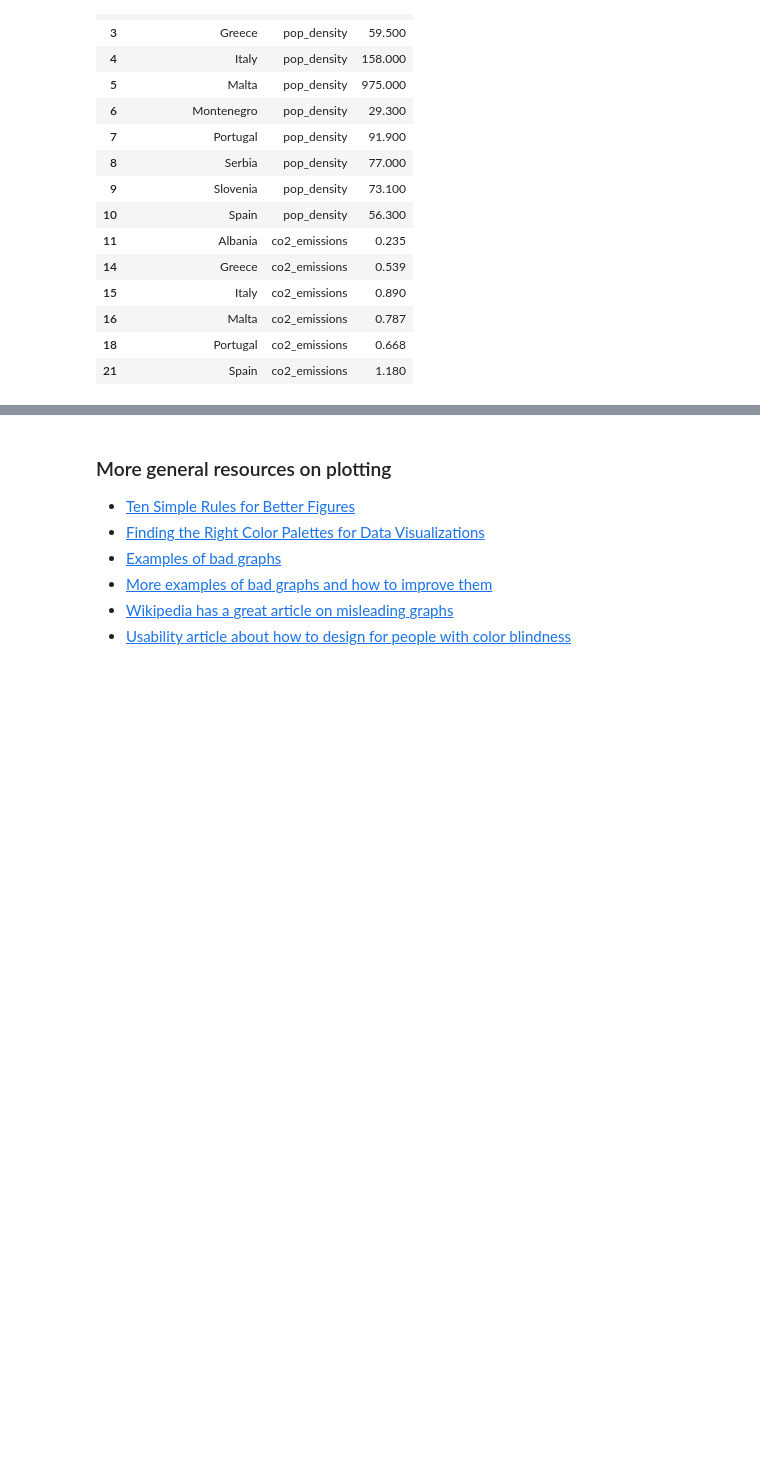
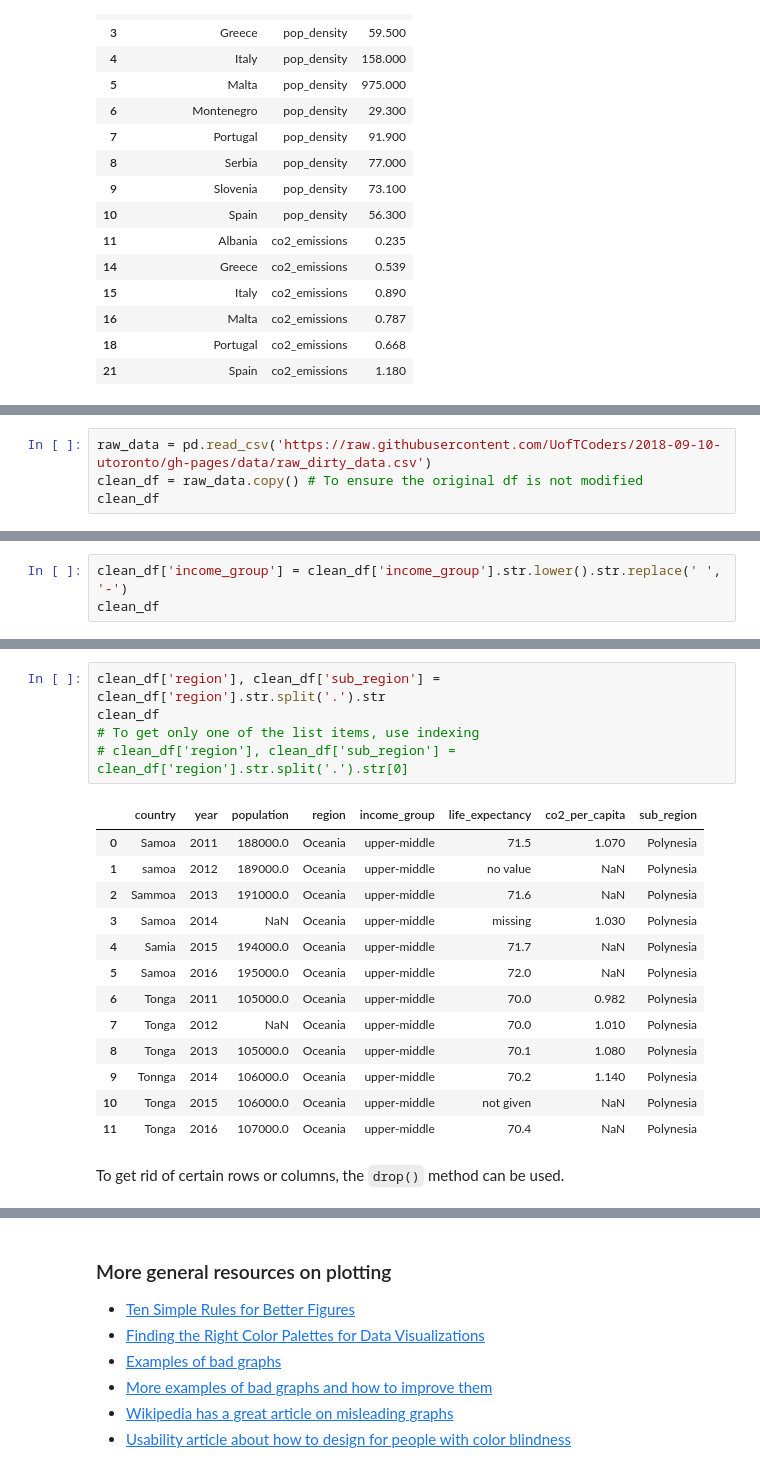
Before and after one commit to UofTCoders/2018-09-10-utoronto, a Jupyter notebook: code/4-advanced-gapminder.ipynb, the cells around one changed output, grey strips where cells are left out. Cells and saved outputs as stored; diff of their text form; blank space fills up the shorter version.

Commit message:
Add cleaning section

```diff
--- a/code/4-advanced-gapminder.ipynb
+++ b/code/4-advanced-gapminder.ipynb
@@ -632,0 +637,4 @@ survey_sub_tidy.dropna()
+# %%
+raw_data = pd.read_csv('https://raw.githubusercontent.com/UofTCoders/2018-09-10-utoronto/gh-pages/data/raw_dirty_data.csv')
+clean_df = raw_data.copy() # To ensure the original df is not modified
+clean_df
@@ -632,0 +779,3 @@ survey_sub_tidy.dropna()
+# %%
+clean_df['income_group'] = clean_df['income_group'].str.lower().str.replace(' ', '-')
+clean_df
@@ -632,0 +849,21 @@ survey_sub_tidy.dropna()
+# %%
+clean_df['region'], clean_df['sub_region'] = clean_df['region'].str.split('.').str
+clean_df
+# To get only one of the list items, use indexing
+# clean_df['region'], clean_df['sub_region'] = clean_df['region'].str.split('.').str[0]
+# %% [output]
+|  | country | year | population | region | income_group | life_expectancy | co2_per_capita | sub_region |
+| 0 | Samoa | 2011 | 188000.0 | Oceania | upper-middle | 71.5 | 1.070 | Polynesia |
+| 1 | samoa | 2012 | 189000.0 | Oceania | upper-middle | no value | NaN | Polynesia |
+| 2 | Sammoa | 2013 | 191000.0 | Oceania | upper-middle | 71.6 | NaN | Polynesia |
+| 3 | Samoa | 2014 | NaN | Oceania | upper-middle | missing | 1.030 | Polynesia |
+| 4 | Samia | 2015 | 194000.0 | Oceania | upper-middle | 71.7 | NaN | Polynesia |
+| 5 | Samoa | 2016 | 195000.0 | Oceania | upper-middle | 72.0 | NaN | Polynesia |
+| 6 | Tonga | 2011 | 105000.0 | Oceania | upper-middle | 70.0 | 0.982 | Polynesia |
+| 7 | Tonga | 2012 | NaN | Oceania | upper-middle | 70.0 | 1.010 | Polynesia |
+| 8 | Tonga | 2013 | 105000.0 | Oceania | upper-middle | 70.1 | 1.080 | Polynesia |
+| 9 | Tonnga | 2014 | 106000.0 | Oceania | upper-middle | 70.2 | 1.140 | Polynesia |
+| 10 | Tonga | 2015 | 106000.0 | Oceania | upper-middle | not given | NaN | Polynesia |
+| 11 | Tonga | 2016 | 107000.0 | Oceania | upper-middle | 70.4 | NaN | Polynesia |
+# %% [markdown]
+To get rid of certain rows or columns, the `drop()` method can be used.
```
Also changed, not shown: parts of 30 cells of this notebook.
